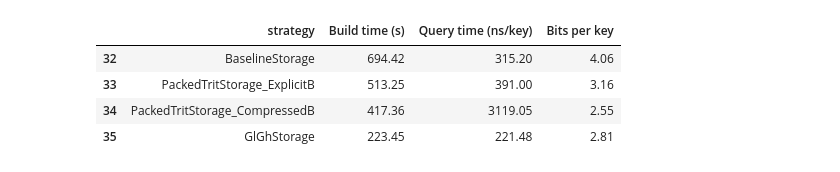
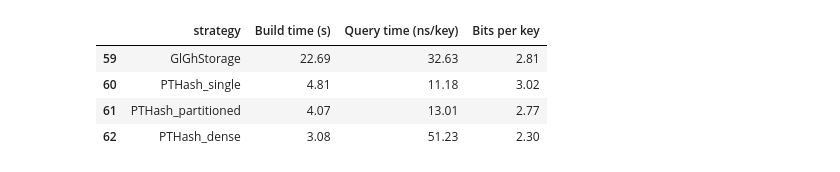
Before and after one commit to pabloskewes/cltj, a Jupyter notebook: analysis/hashing/mphf_hashing_analysis.ipynb, the cells around one changed output. Saved outputs shown, nothing was run; the diff lists cells and outputs as text; code cells hidden in the pictures.

```diff
--- a/analysis/hashing/mphf_hashing_analysis.ipynb
+++ b/analysis/hashing/mphf_hashing_analysis.ipynb
@@ -8,7 +8,10 @@ import pandas as pd
 
 # Path to a benchmark CSV, e.g. produced by bench-mphf-hashing
 DATA_ROOT = Path("../..") / "data"
-CSV_PATH = DATA_ROOT / "mphf_hashing_bench_full.csv"  # adjust as needed
+# CSV_PATH = DATA_ROOT / "mphf_hashing_bench_full.csv"
+# CSV_PATH = DATA_ROOT / "mphf_hashing_glgh_vs.csv"
+CSV_PATH = DATA_ROOT / "mphf_hashing_all_strats_release.csv"
 
 df = pd.read_csv(CSV_PATH)
+bkp = df.copy()
 # %%
@@ -44,3 +32,18 @@ array(['BaselineStorage', 'PackedTritStorage_ExplicitB',
+# %%
+bkp = df.copy()
+df = bkp[
+    bkp["strategy"].isin(
+        [
+            "BaselineStorage",
+            "PackedTritStorage_ExplicitB",
+            "PackedTritStorage_CompressedB",
+            "GlGhStorage",
+            "PTHash_single",
+            "PTHash_partitioned",
+            "PTHash_dense",
+        ]
+    )
+].copy()
 # %%
 # Build time vs n (seconds) per strategy
 fig, ax = plt.subplots(figsize=(8, 5))
@@ -93,16 +115,15 @@ fig.tight_layout()
 # %%
-# tablita valores 50M
-size = 50_000_000
+size = 20_000_000
 
 results = df[df["n"] == size][["strategy", "build_time_us", "query_time_ns_per_key", "bits_per_key"]].copy()
 results["Build time (s)"] = results["build_time_us"] / 1e6
 results["Query time (ns/key)"] = results["query_time_ns_per_key"]
 results["Bits per key"] = results["bits_per_key"]
 results = results[["strategy", "Build time (s)", "Query time (ns/key)", "Bits per key"]].round(2)
 results
 # %% [output]
 |  | strategy | Build time (s) | Query time (ns/key) | Bits per key |
-| 32 | BaselineStorage | 694.42 | 315.20 | 4.06 |
-| 33 | PackedTritStorage_ExplicitB | 513.25 | 391.00 | 3.16 |
-| 34 | PackedTritStorage_CompressedB | 417.36 | 3119.05 | 2.55 |
-| 35 | GlGhStorage | 223.45 | 221.48 | 2.81 |
+| 59 | GlGhStorage | 22.69 | 32.63 | 2.81 |
+| 60 | PTHash_single | 4.81 | 11.18 | 3.02 |
+| 61 | PTHash_partitioned | 4.07 | 13.01 | 2.77 |
+| 62 | PTHash_dense | 3.08 | 51.23 | 2.30 |
```
Also changed, not shown: parts of 6 cells of this notebook, 9 other files.
